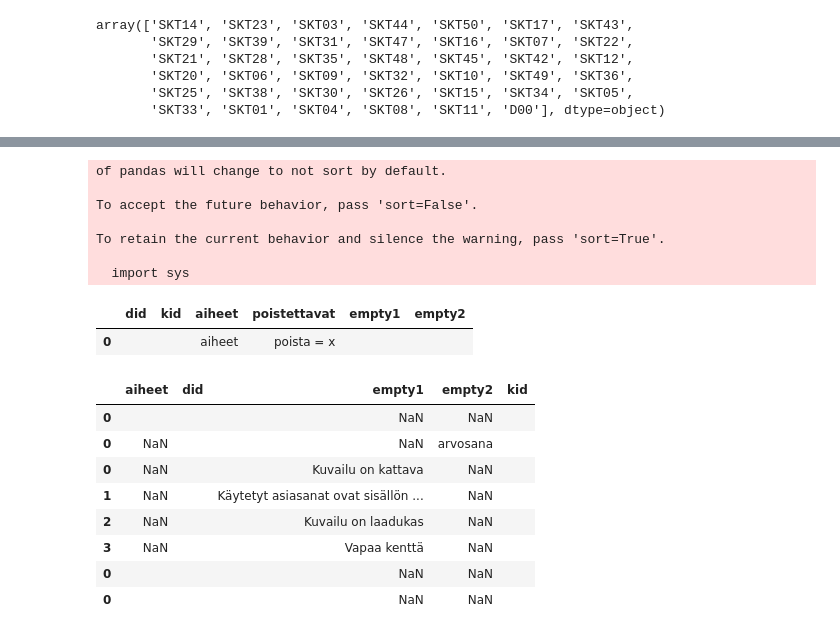
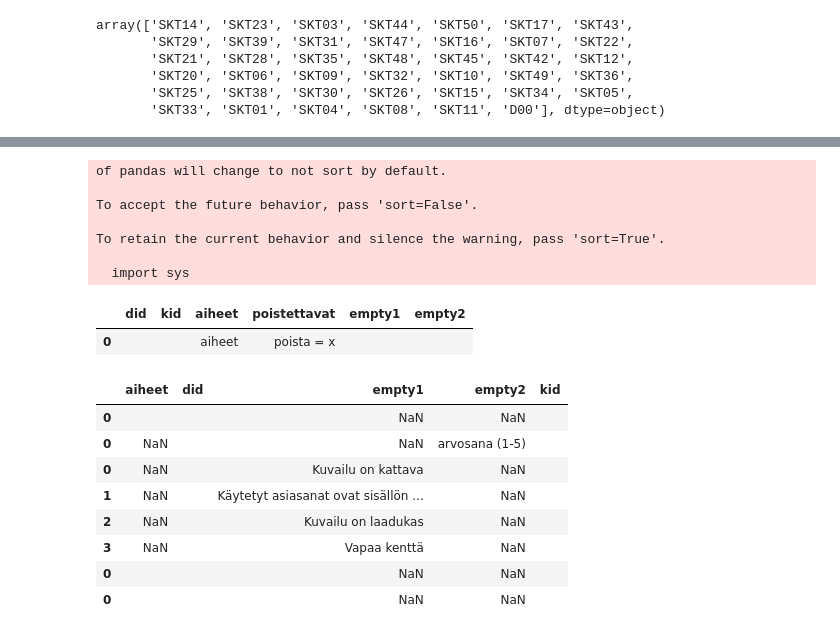
Before and after one commit to saifookhan/Annif-custom, a Jupyter notebook: arviointipohjien_luonti.ipynb, the cells around one changed output, grey strips where cells are left out. Saved outputs shown, nothing was run; the diff lists cells and outputs as text; code cells hidden in the pictures.

```diff
--- a/arviointipohjien_luonti.ipynb
+++ b/arviointipohjien_luonti.ipynb
@@ -208,35 +208,35 @@ df_kuvailut
 df_ylaosa = pd.DataFrame({'did': [''], 'kid': [''], 'aiheet': ['aiheet'], 'poistettavat': ['poista = x'], 'empty1': [''], 'empty2': ['']})
 
 df_alaosa0 = pd.DataFrame({'did': [''], 'aiheet': [''], 'kid': ['']})
-df_alaosa1 = pd.DataFrame({'did': [''], 'empty2': ['arvosana'], 'kid': ['']})
+df_alaosa1 = pd.DataFrame({'did': [''], 'empty2': ['arvosana (1-5)'], 'kid': ['']})
 df_alaosa2 = pd.DataFrame({'did': ['']*4, 'empty1': ['Kuvailu on kattava', 'Käytetyt asiasanat ovat sisällön kannalta merkityksellisiä', 'Kuvailu on laadukas', 'Vapaa kenttä'], 'kid': ['']*4})
 df_alaosa = pd.concat([df_alaosa0, df_alaosa1, df_alaosa2, df_alaosa0, df_alaosa0])
 
 
 display(df_ylaosa)
 display(df_alaosa)
 
 # Formatting
 fmt = cellFormat(
     horizontalAlignment='RIGHT'
     )
 fmt_header = cellFormat(
     backgroundColor=color(144/256., 238/256., 144/256.),
     textFormat=textFormat(bold=True) #, foregroundColor=color(1, 0, 1)),
     )
 # %% [output]
 of pandas will change to not sort by default.
 
 To accept the future behavior, pass 'sort=False'.
 
 To retain the current behavior and silence the warning, pass 'sort=True'.
 
   import sys
 |  | did | kid | aiheet | poistettavat | empty1 | empty2 |
 | 0 |  |  | aiheet | poista = x |  |  |
 |  | aiheet | did | empty1 | empty2 | kid |
 | 0 |  |  | NaN | NaN |  |
-| 0 | NaN |  | NaN | arvosana |  |
+| 0 | NaN |  | NaN | arvosana (1-5) |  |
 | 0 | NaN |  | Kuvailu on kattava | NaN |  |
 | 1 | NaN |  | Käytetyt asiasanat ovat sisällön ... | NaN |  |
 | 2 | NaN |  | Kuvailu on laadukas | NaN |  |
```
Also changed, not shown: parts of 5 cells of this notebook.
